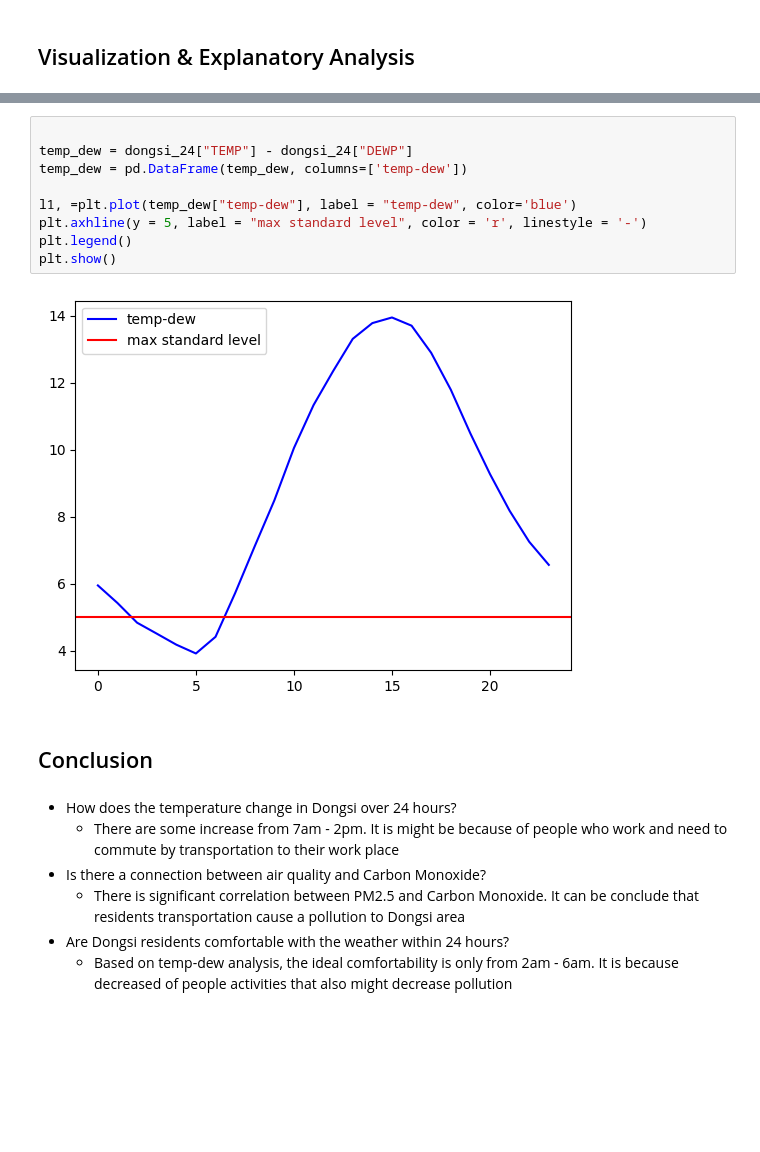
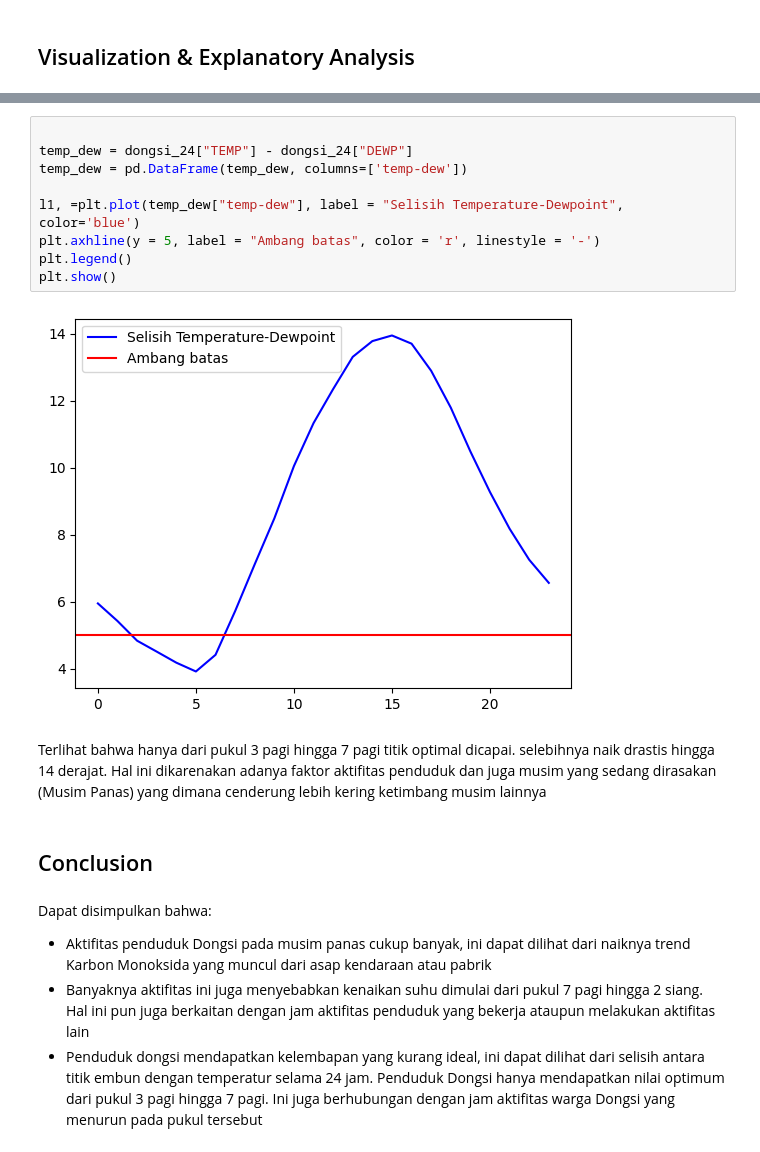
Before and after one commit to ammaralda/airquality_analysis, a Jupyter notebook: dicoding_air_quality_analysis.ipynb, the cells around one changed output, grey strips where cells are left out. Saved outputs shown, nothing was run; the diff lists cells and outputs as text; blank space fills up the shorter version.

```diff
--- a/dicoding_air_quality_analysis.ipynb
+++ b/dicoding_air_quality_analysis.ipynb
@@ -184,20 +198,21 @@ Correlation between PM2.5 and Carbon Monoxide (CO): 0.8674517155020174
 # %%
 
 temp_dew = dongsi_24["TEMP"] - dongsi_24["DEWP"]
 temp_dew = pd.DataFrame(temp_dew, columns=['temp-dew'])
 
-l1, =plt.plot(temp_dew["temp-dew"], label = "temp-dew", color='blue')
-plt.axhline(y = 5, label = "max standard level", color = 'r', linestyle = '-')
+l1, =plt.plot(temp_dew["temp-dew"], label = "Selisih Temperature-Dewpoint", color='blue')
+plt.axhline(y = 5, label = "Ambang batas", color = 'r', linestyle = '-')
 plt.legend()
 plt.show()
 # %% [output]
-[figure, old version]
+[figure, new version]
+# %% [markdown]
+Terlihat bahwa hanya dari pukul 3 pagi hingga 7 pagi titik optimal dicapai. selebihnya naik drastis hingga 14 derajat.
+Hal ini dikarenakan adanya faktor aktifitas penduduk dan juga musim yang sedang dirasakan (Musim Panas) yang dimana cenderung lebih kering ketimbang musim lainnya
 # %% [markdown]
 ## Conclusion
-# %% [markdown]
-- How does the temperature change in Dongsi over 24 hours?
-  - There are some increase from 7am - 2pm. It is might be because of people who work and need to commute by transportation to their work place
-- Is there a connection between air quality and Carbon Monoxide?
-  - There is significant correlation between PM2.5 and Carbon Monoxide. It can be conclude that residents transportation cause a pollution to Dongsi area
-- Are Dongsi residents comfortable with the weather within 24 hours?
-  - Based on temp-dew analysis, the ideal comfortability is only from 2am - 6am. It is because decreased of people activities that also might decrease pollution
+# %% [markdown]
+Dapat disimpulkan bahwa:
+- Aktifitas penduduk Dongsi pada musim panas cukup banyak, ini dapat dilihat dari naiknya trend Karbon Monoksida yang muncul dari asap kendaraan atau pabrik
+- Banyaknya aktifitas ini juga menyebabkan kenaikan suhu dimulai dari pukul 7 pagi hingga 2 siang. Hal ini pun juga berkaitan dengan jam aktifitas penduduk yang bekerja ataupun melakukan aktifitas lain
+- Penduduk dongsi mendapatkan kelembapan yang kurang ideal, ini dapat dilihat dari selisih antara titik embun dengan temperatur selama 24 jam. Penduduk Dongsi hanya mendapatkan nilai optimum dari pukul 3 pagi hingga 7 pagi. Ini juga berhubungan dengan jam aktifitas warga Dongsi yang menurun pada pukul tersebut
```
Also changed, not shown: parts of 23 cells of this notebook, 1 other file.
